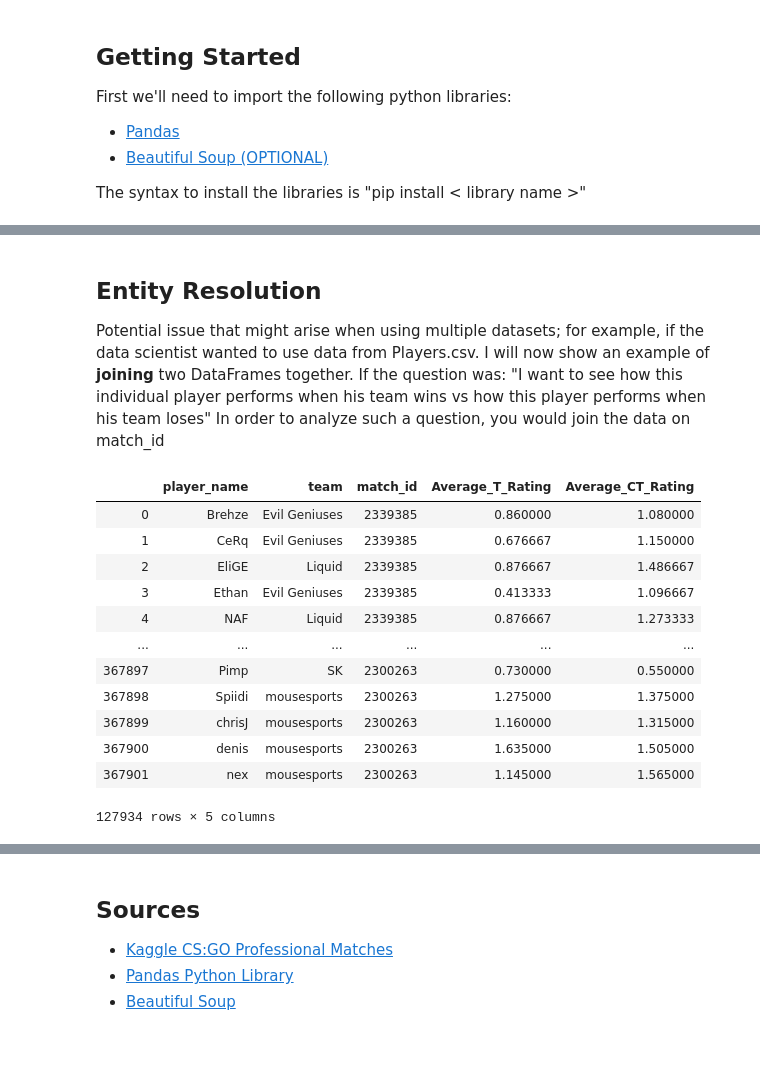
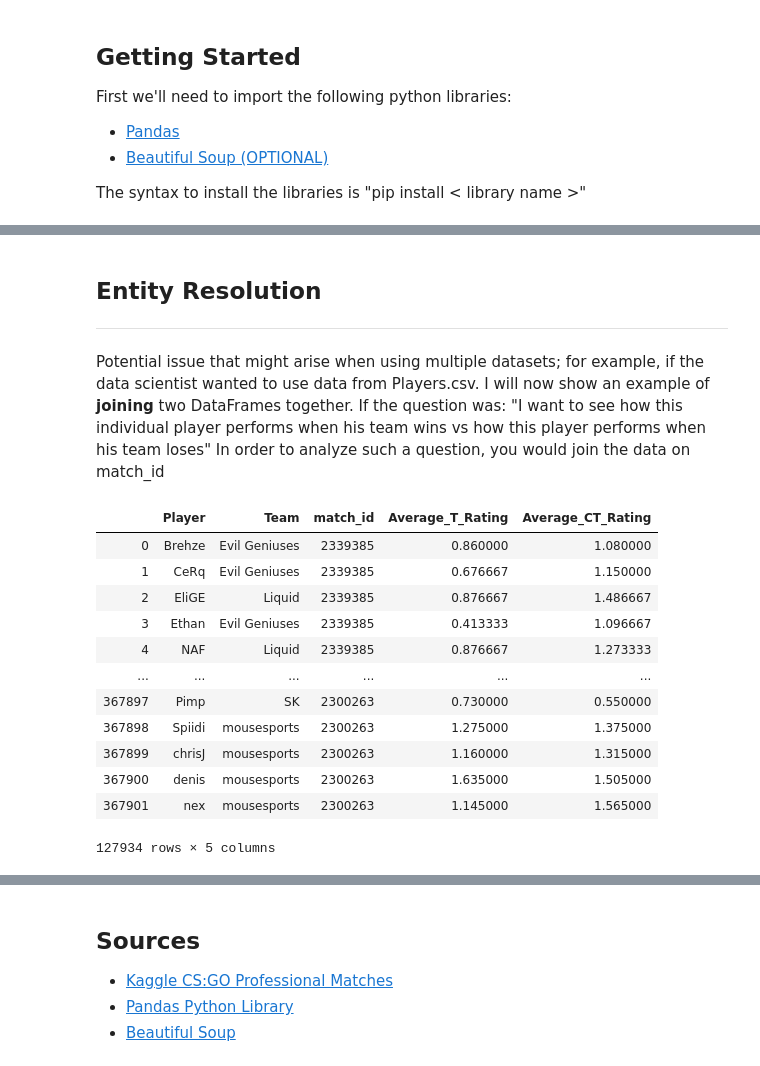
Before and after one commit to richchen11/richchen11.github.io, a Jupyter notebook: CMSC320RichardChen.ipynb, the cells around one changed output, grey strips where cells are left out. Drawn from its saved outputs; the diff is of its cells as text; code cells hidden in the pictures.

```diff
--- a/CMSC320RichardChen.ipynb
+++ b/CMSC320RichardChen.ipynb
@@ -109,18 +112,20 @@ df
 # %% [markdown]
 ## Entity Resolution
+___
 Potential issue that might arise when using multiple datasets; for example, if the data scientist wanted to use data from Players.csv. I will now show an example of **joining** two DataFrames together. If the question was: "I want to see how this individual player performs when his team wins vs how this player performs when his team loses" In order to analyze such a question, you would join the data on match_id
 # %%
 player_df = pd.read_csv("./csgo-professional-matches/players.csv")
 player_df = player_df[['player_name','team', 'match_id', 'm1_rating_ct', 'm1_rating_t', 'm2_rating_ct', \
                        'm2_rating_t','m3_rating_ct', 'm3_rating_t']]
 player_df = player_df.dropna(subset=['m1_rating_ct', 'm1_rating_t', 'm2_rating_ct','m2_rating_t'])
 player_df['Average_T_Rating'] = player_df[['m1_rating_t', 'm2_rating_t', 'm3_rating_t']].mean(axis=1)
 player_df['Average_CT_Rating'] = player_df[['m1_rating_ct', 'm2_rating_ct', 'm3_rating_ct']].mean(axis=1)
 player_df = player_df.drop(['m1_rating_ct','m1_rating_t', 'm2_rating_ct','m2_rating_t','m3_rating_ct',\
                             'm3_rating_t'],1)
+player_df.rename(columns = {'player_name': 'Player', 'team': 'Team'}, inplace = True)
 player_df
 # %% [output]
-|  | player_name | team | match_id | Average_T_Rating | Average_CT_Rating |
+|  | Player | Team | match_id | Average_T_Rating | Average_CT_Rating |
 | 0 | Brehze | Evil Geniuses | 2339385 | 0.860000 | 1.080000 |
 | 1 | CeRq | Evil Geniuses | 2339385 | 0.676667 | 1.150000 |
 | 2 | EliGE | Liquid | 2339385 | 0.876667 | 1.486667 |
```
Also changed, not shown: parts of 7 cells of this notebook, 1 other file.
